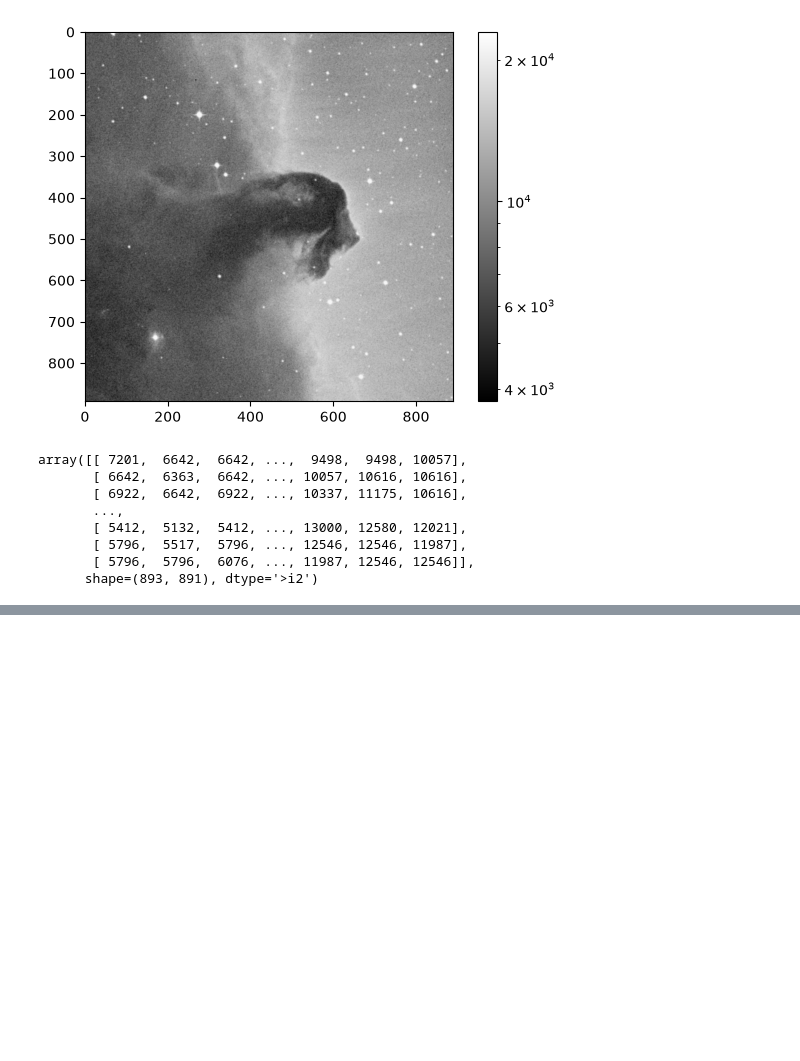
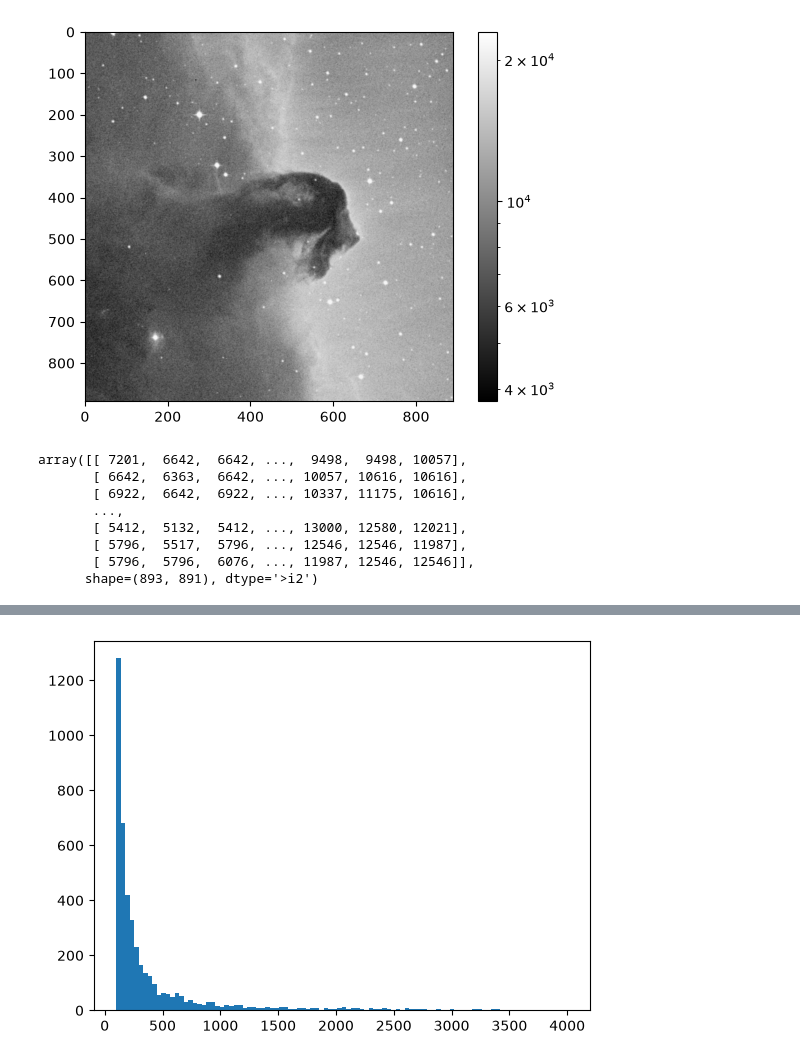
Before and after one commit to evan-ehn/EvanE, a Jupyter notebook: lecturenotes/astropy.ipynb, the cells around one changed output, grey strips where cells are left out. Drawn from its saved outputs; the diff is of its cells as text; code cells hidden in the pictures; blank space fills up the shorter version.

```diff
--- a/lecturenotes/astropy.ipynb
+++ b/lecturenotes/astropy.ipynb
@@ -106,0 +146,5 @@ array([[ 7201,  6642,  6642, ...,  9498,  9498, 10057],
+# %%
+plt.hist(data.ravel(), bins = 100, range = (100, 4000))
+plt.show()
+# %% [output]
+[figure, added]
```
Also changed, not shown: parts of 10 cells of this notebook, 1 other file.
